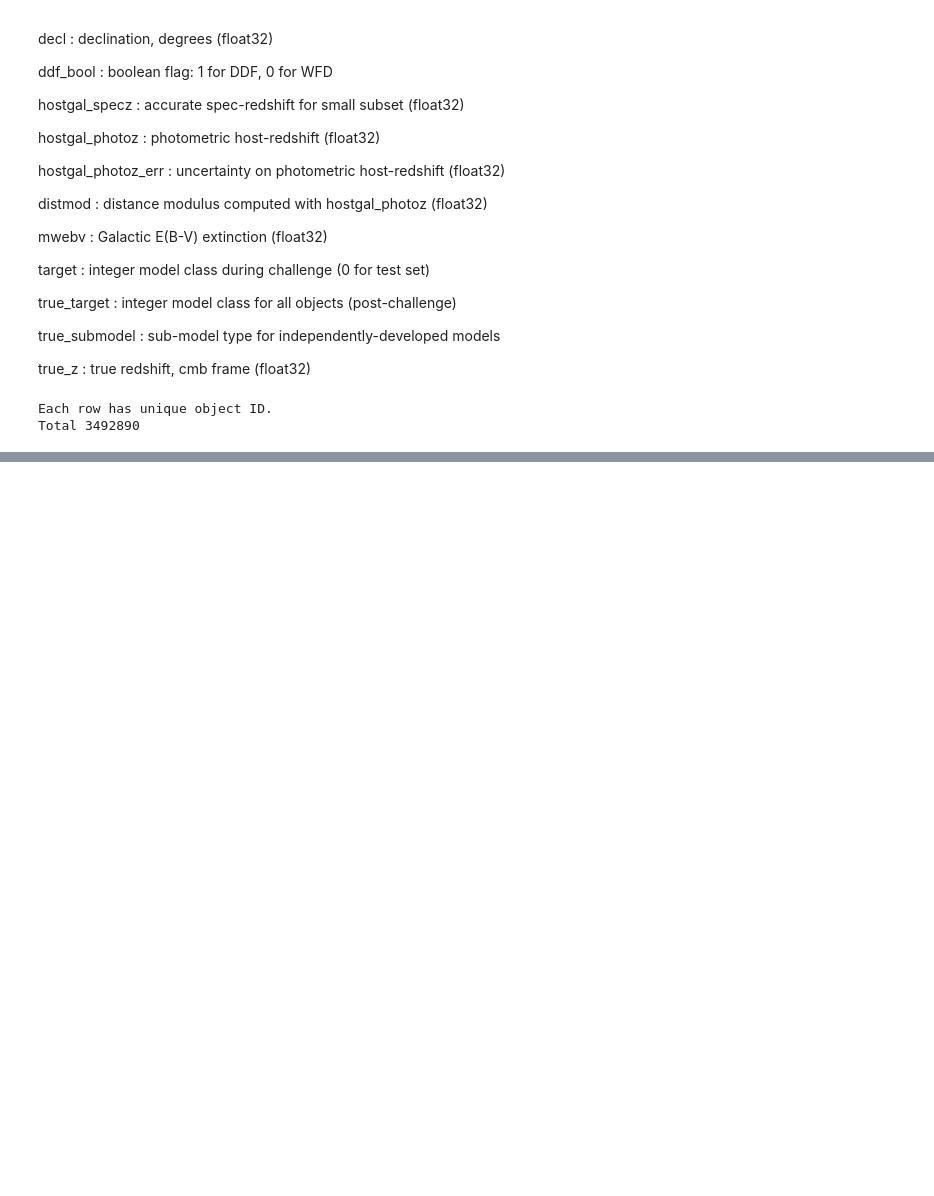
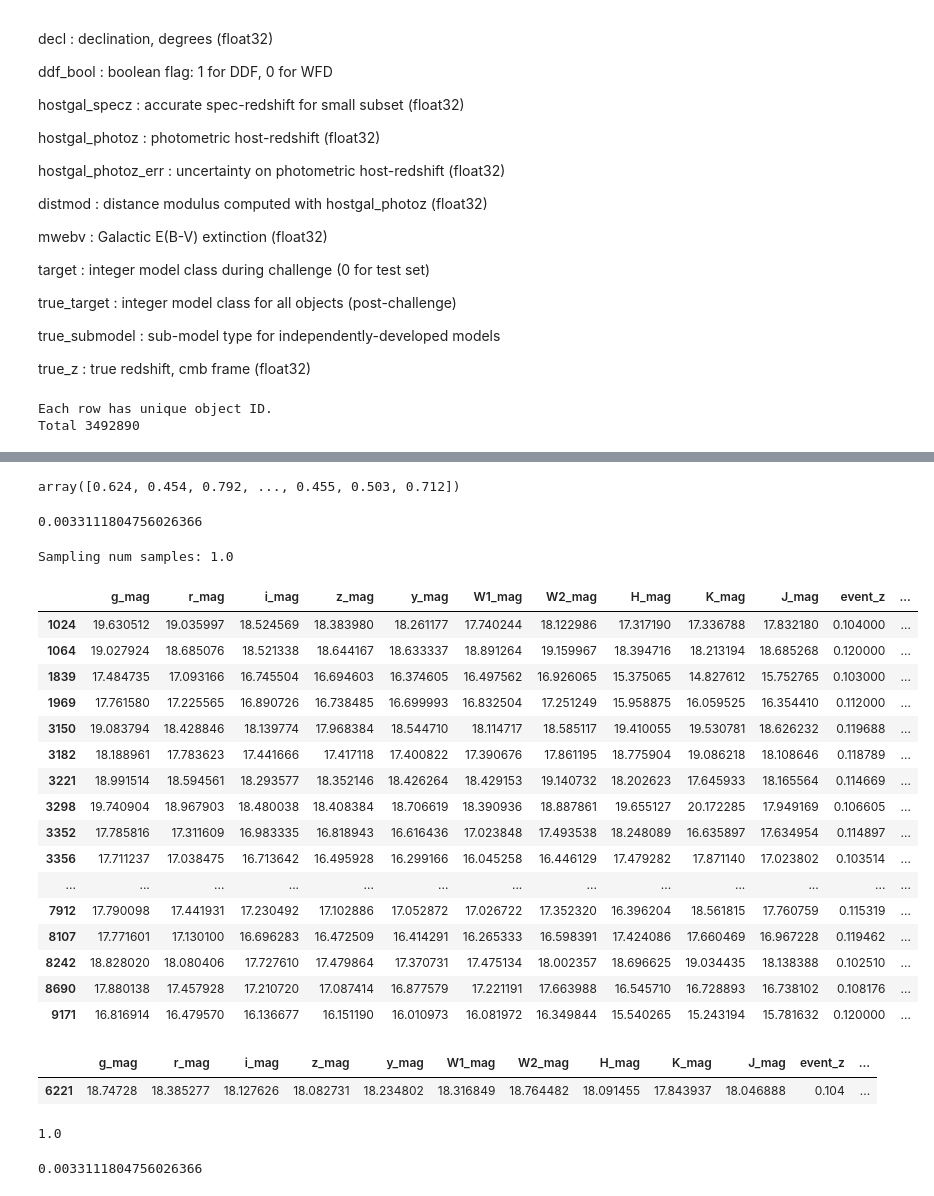
Before and after one commit to marinakiseleva/z_dist, a Jupyter notebook: notebooks/Plasticc Data Prep.ipynb, the cells around one changed output, grey strips where cells are left out. Saved outputs shown, nothing was run; the diff lists cells and outputs as text; code cells hidden in the pictures; blank space fills up the shorter version.

```diff
--- a/notebooks/Plasticc Data Prep.ipynb
+++ b/notebooks/Plasticc Data Prep.ipynb
@@ -58,0 +116,12 @@ Total 3492890
+# %%
+lsst_z_vals
+# %% [output]
+array([0.624, 0.454, 0.792, ..., 0.455, 0.503, 0.712])
+# %%
+Z_bins = np.linspace(0, 1, 50)
+hist, bins = np.histogram(lsst_z_vals, bins=Z_bins)
+z_dist = hist / len(lsst_z_vals)
+# %%
+z_dist[4]
+# %% [output]
+0.0033111804756026366
@@ -58,0 +130,46 @@ Total 3492890
+# %%
+index = 5
+freq = z_dist[index]
+samples = round(num_samples * freq)
+print("Sampling num samples: " + str(samples))
+min_feature = Z_bins[index]
+max_feature = Z_bins[index + 1]
+# Filter by redshift
+f_df = thex_class_data[(thex_class_data[Z_FEAT] >= min_feature) & (
+    thex_class_data[Z_FEAT] <= max_feature)]
+# %% [output]
+Sampling num samples: 1.0
+# %%
+f_df
+# %% [output]
+|  | g_mag | r_mag | i_mag | z_mag | y_mag | W1_mag | W2_mag | H_mag | K_mag | J_mag | event_z | ... |
+| 1024 | 19.630512 | 19.035997 | 18.524569 | 18.383980 | 18.261177 | 17.740244 | 18.122986 | 17.317190 | 17.336788 | 17.832180 | 0.104000 | ... |
+| 1064 | 19.027924 | 18.685076 | 18.521338 | 18.644167 | 18.633337 | 18.891264 | 19.159967 | 18.394716 | 18.213194 | 18.685268 | 0.120000 | ... |
+| 1839 | 17.484735 | 17.093166 | 16.745504 | 16.694603 | 16.374605 | 16.497562 | 16.926065 | 15.375065 | 14.827612 | 15.752765 | 0.103000 | ... |
+| 1969 | 17.761580 | 17.225565 | 16.890726 | 16.738485 | 16.699993 | 16.832504 | 17.251249 | 15.958875 | 16.059525 | 16.354410 | 0.112000 | ... |
+| 3150 | 19.083794 | 18.428846 | 18.139774 | 17.968384 | 18.544710 | 18.114717 | 18.585117 | 19.410055 | 19.530781 | 18.626232 | 0.119688 | ... |
+| 3182 | 18.188961 | 17.783623 | 17.441666 | 17.417118 | 17.400822 | 17.390676 | 17.861195 | 18.775904 | 19.086218 | 18.108646 | 0.118789 | ... |
+| 3221 | 18.991514 | 18.594561 | 18.293577 | 18.352146 | 18.426264 | 18.429153 | 19.140732 | 18.202623 | 17.645933 | 18.165564 | 0.114669 | ... |
+| 3298 | 19.740904 | 18.967903 | 18.480038 | 18.408384 | 18.706619 | 18.390936 | 18.887861 | 19.655127 | 20.172285 | 17.949169 | 0.106605 | ... |
+| 3352 | 17.785816 | 17.311609 | 16.983335 | 16.818943 | 16.616436 | 17.023848 | 17.493538 | 18.248089 | 16.635897 | 17.634954 | 0.114897 | ... |
+| 3356 | 17.711237 | 17.038475 | 16.713642 | 16.495928 | 16.299166 | 16.045258 | 16.446129 | 17.479282 | 17.871140 | 17.023802 | 0.103514 | ... |
+| ... | ... | ... | ... | ... | ... | ... | ... | ... | ... | ... | ... | ... |
+| 7912 | 17.790098 | 17.441931 | 17.230492 | 17.102886 | 17.052872 | 17.026722 | 17.352320 | 16.396204 | 18.561815 | 17.760759 | 0.115319 | ... |
+| 8107 | 17.771601 | 17.130100 | 16.696283 | 16.472509 | 16.414291 | 16.265333 | 16.598391 | 17.424086 | 17.660469 | 16.967228 | 0.119462 | ... |
+| 8242 | 18.828020 | 18.080406 | 17.727610 | 17.479864 | 17.370731 | 17.475134 | 18.002357 | 18.696625 | 19.034435 | 18.138388 | 0.102510 | ... |
+| 8690 | 17.880138 | 17.457928 | 17.210720 | 17.087414 | 16.877579 | 17.221191 | 17.663988 | 16.545710 | 16.728893 | 16.738102 | 0.108176 | ... |
+| 9171 | 16.816914 | 16.479570 | 16.136677 | 16.151190 | 16.010973 | 16.081972 | 16.349844 | 15.540265 | 15.243194 | 15.781632 | 0.120000 | ... |
+# %%
+f_df.sample(n=int(1.0))
+# %% [output]
+|  | g_mag | r_mag | i_mag | z_mag | y_mag | W1_mag | W2_mag | H_mag | K_mag | J_mag | event_z | ... |
+| 6221 | 18.74728 | 18.385277 | 18.127626 | 18.082731 | 18.234802 | 18.316849 | 18.764482 | 18.091455 | 17.843937 | 18.046888 | 0.104 | ... |
+# %%
+samples = round(112 * freq)
+samples
+# %% [output]
+1.0
+# %%
+freq
+# %% [output]
+0.0033111804756026366
```
Also changed, not shown: parts of 9 cells of this notebook, 7 other files.
